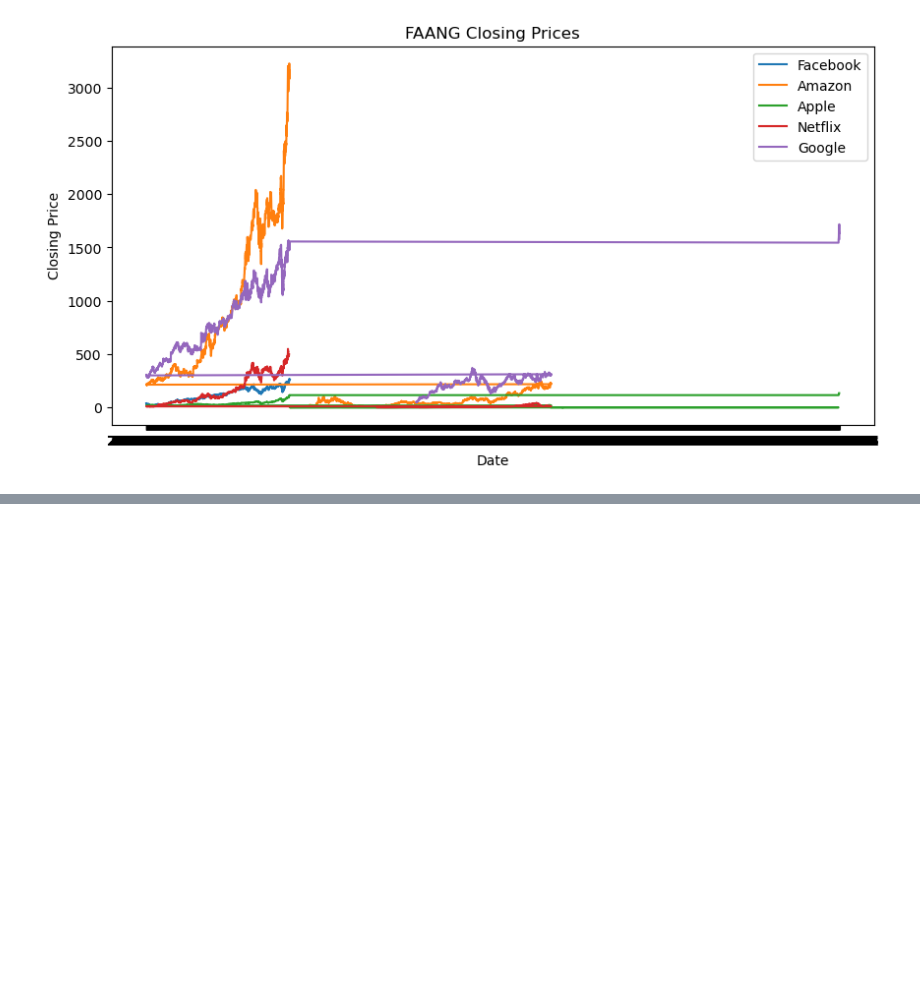
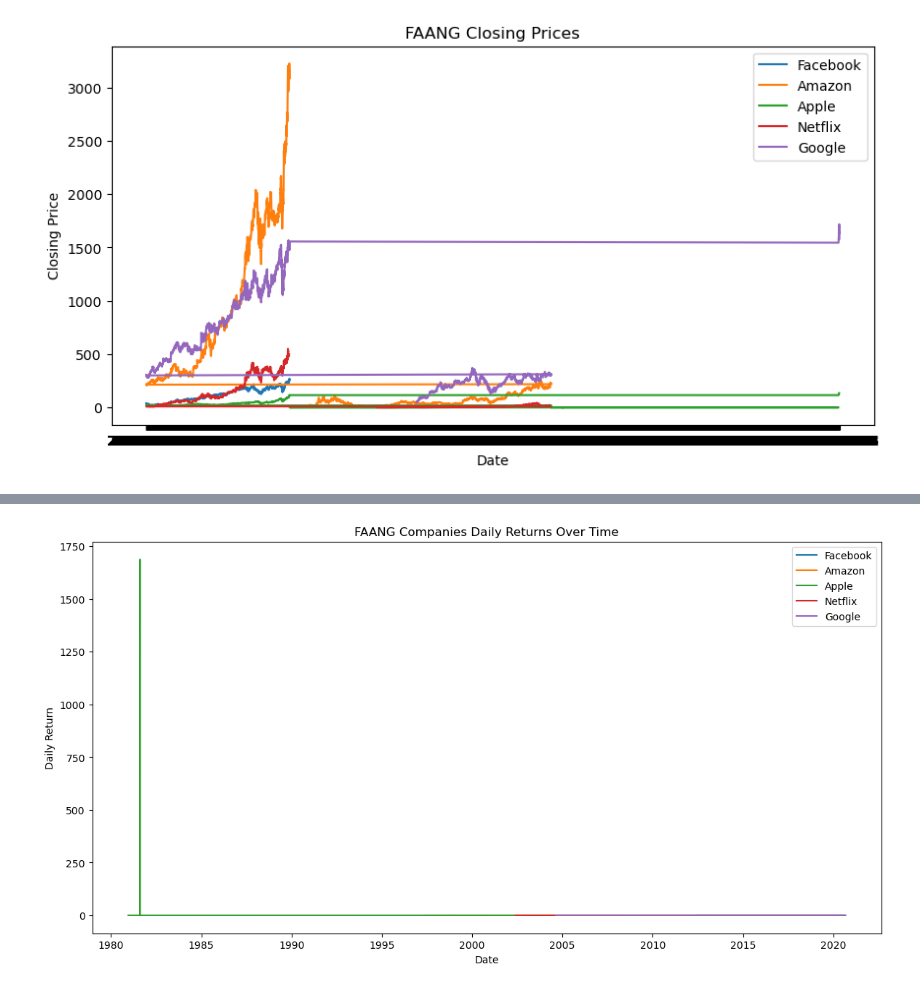
Before and after one commit to tnaiboa/faang-stock-data-analysis, a Jupyter notebook: notebooks/analysis.ipynb, the cells around one changed output, grey strips where cells are left out. Cells and saved outputs as stored; diff of their text form; code cells hidden in the pictures; blank space fills up the shorter version.

```diff
--- a/notebooks/analysis.ipynb
+++ b/notebooks/analysis.ipynb
@@ -44,0 +121,17 @@ plt.show()
+# %%
+# Calculate daily returns
+df['Daily_Return'] = df.groupby('Company')['Close'].transform(lambda x: x.pct_change())
+
+# Plot daily returns
+plt.figure(figsize=(14, 7))
+for company in df['Company'].unique():
+    company_data = df[df['Company'] == company]
+    plt.plot(company_data['Date'], company_data['Daily_Return'], label=company)
+
+plt.xlabel('Date')
+plt.ylabel('Daily Return')
+plt.title('FAANG Companies Daily Returns Over Time')
+plt.legend()
+plt.show()
+# %% [output]
+[figure, added]
```
Also changed, not shown: parts of 23 cells of this notebook, 2 other files.
